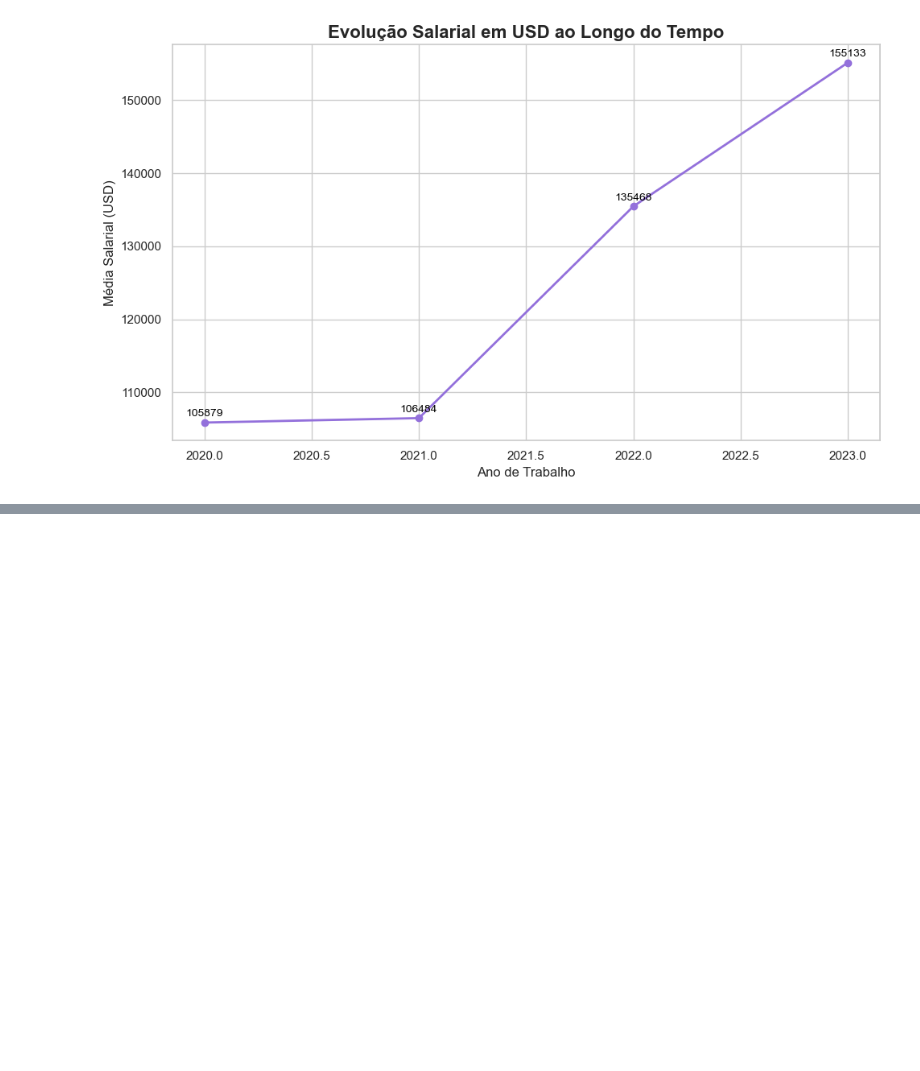
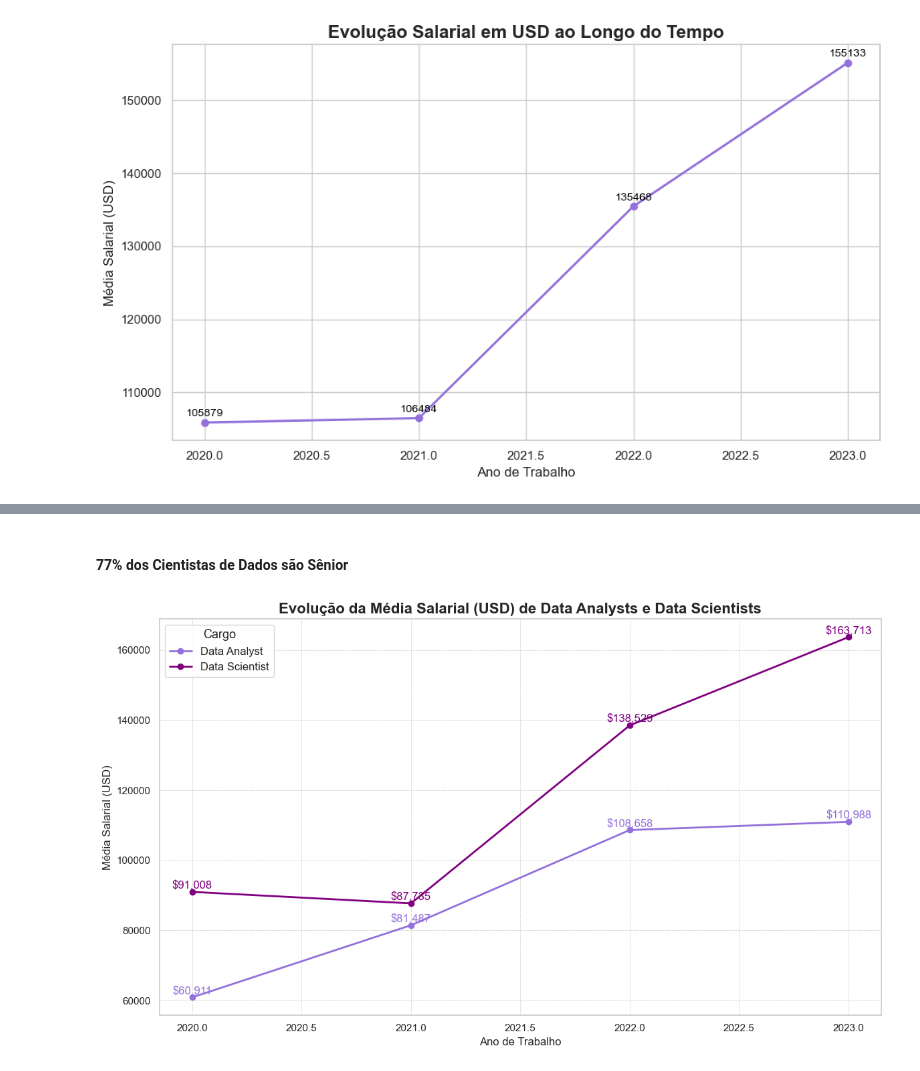
Before and after one commit to pedroohsilva/diferenca-salarial-analistas-e-cientistas-de-dados, a Jupyter notebook: Análise Exploratória de Dados/Análise Exploratória de Dados.ipynb, the cells around one changed output, grey strips where cells are left out. Drawn from its saved outputs; the diff is of its cells as text; code cells hidden in the pictures; blank space fills up the shorter version.

Commit message:
Análise Exploratória de Dados

```diff
--- a/Análise Exploratória de Dados/Análise Exploratória de Dados.ipynb
+++ b/Análise Exploratória de Dados/Análise Exploratória de Dados.ipynb
@@ -365,0 +368,57 @@ plt.show()
+# %% [markdown]
+#### 77% dos Cientistas de Dados são Sênior
+# %%
+# Evolução Salarial dos Analistas de Cientistas de Dados
+
+# Filtrando dados para os cargos de interesse
+cargos_interesse = ["Data Analyst", "Data Scientist"]
+df_cargos = df[df["job_title"].isin(cargos_interesse)]
+
+# Calculando a média salarial por ano e por cargo
+media_salarial = df_cargos.groupby(["work_year", "job_title"])["salary_in_usd"].mean().reset_index()
+
+# Identificando o cargo com maior evolução salarial
+evolucao_salarial = media_salarial.pivot(index="work_year", columns="job_title", values="salary_in_usd")
+evolucao_salarial["dif_salarial"] = evolucao_salarial.diff().sum()  # Soma das diferenças ano a ano
+cargo_mais_evoluido = evolucao_salarial["dif_salarial"].idxmax()
+
+# Configurando as cores: roxo escuro para o cargo com maior evolução
+cores = {"Data Analyst": "mediumpurple", "Data Scientist": "purple"}
+
+# Criando o gráfico
+plt.figure(figsize=(12, 7))
+for cargo in cargos_interesse:
+    subset = media_salarial[media_salarial["job_title"] == cargo]
+    plt.plot(
+        subset["work_year"],
+        subset["salary_in_usd"],
+        label=cargo,
+        color=cores[cargo],
+        linewidth=2.5 if cargo == cargo_mais_evoluido else 2,
+        marker="o",
+    )
+    # Adicionando rótulos de dados
+    for _, row in subset.iterrows():
+        plt.text(
+            row["work_year"],
+            row["salary_in_usd"] + 1000,  # Ajuste para posicionar acima do ponto
+            f"${int(row['salary_in_usd']):,}",
+            fontsize=12,
+            ha="center",
+            color=cores[cargo],
+        )
+
+# Configurando o título, rótulos e legendas
+plt.title("Evolução da Média Salarial (USD) de Data Analysts e Data Scientists", fontsize=16, fontweight="bold")
+plt.xlabel("Ano de Trabalho", fontsize=12)
+plt.ylabel("Média Salarial (USD)", fontsize=12)
+plt.legend(title="Cargo", fontsize=12, title_fontsize=13)
+plt.grid(True, which="both", linestyle="--", linewidth=0.5)
+
+# Melhorando o layout
+plt.tight_layout()
+
+# Exibindo o gráfico
+plt.show()
+# %% [output]
+[figure, added]
```
Also changed, not shown: parts of 7 cells of this notebook, 2 other files.
